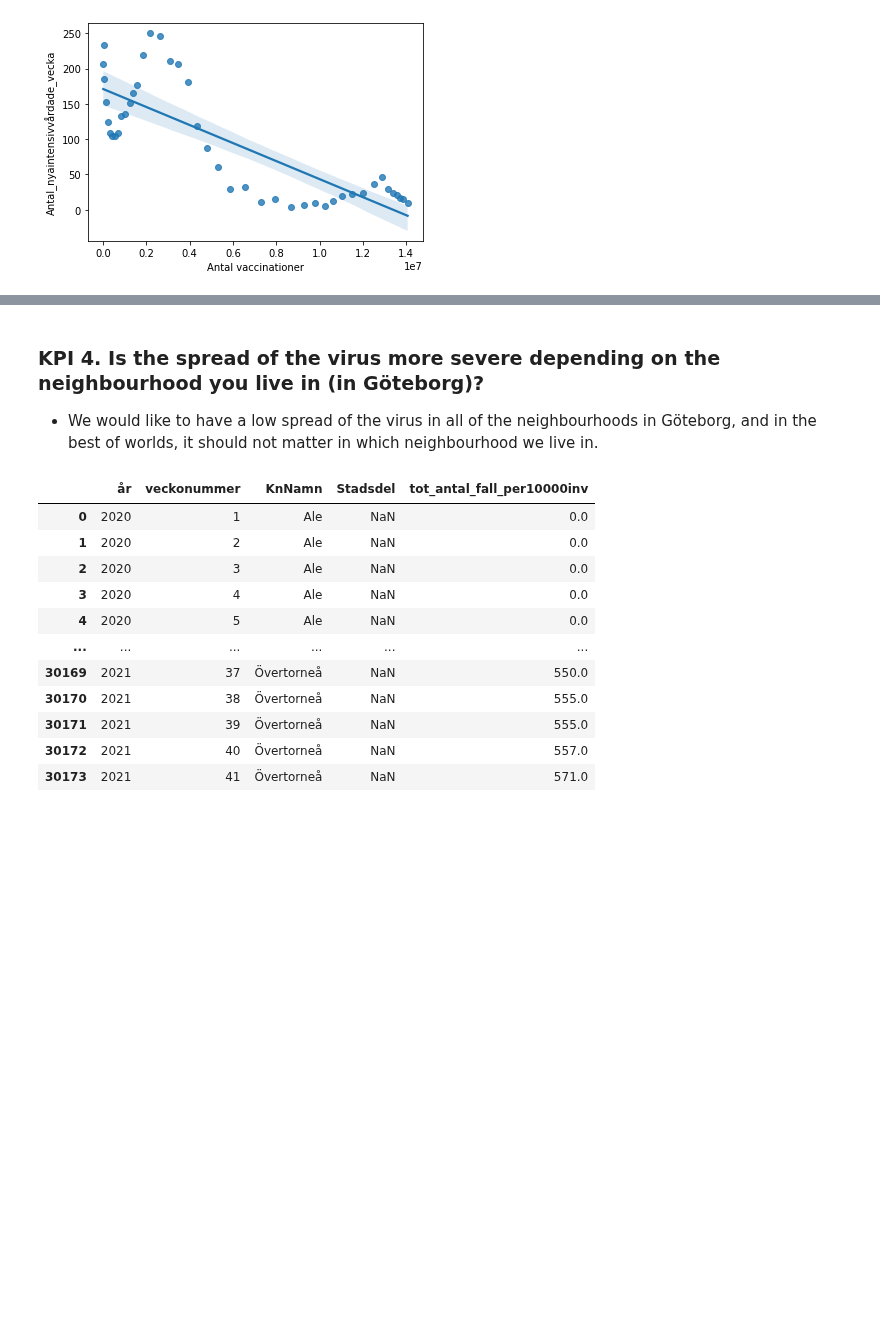
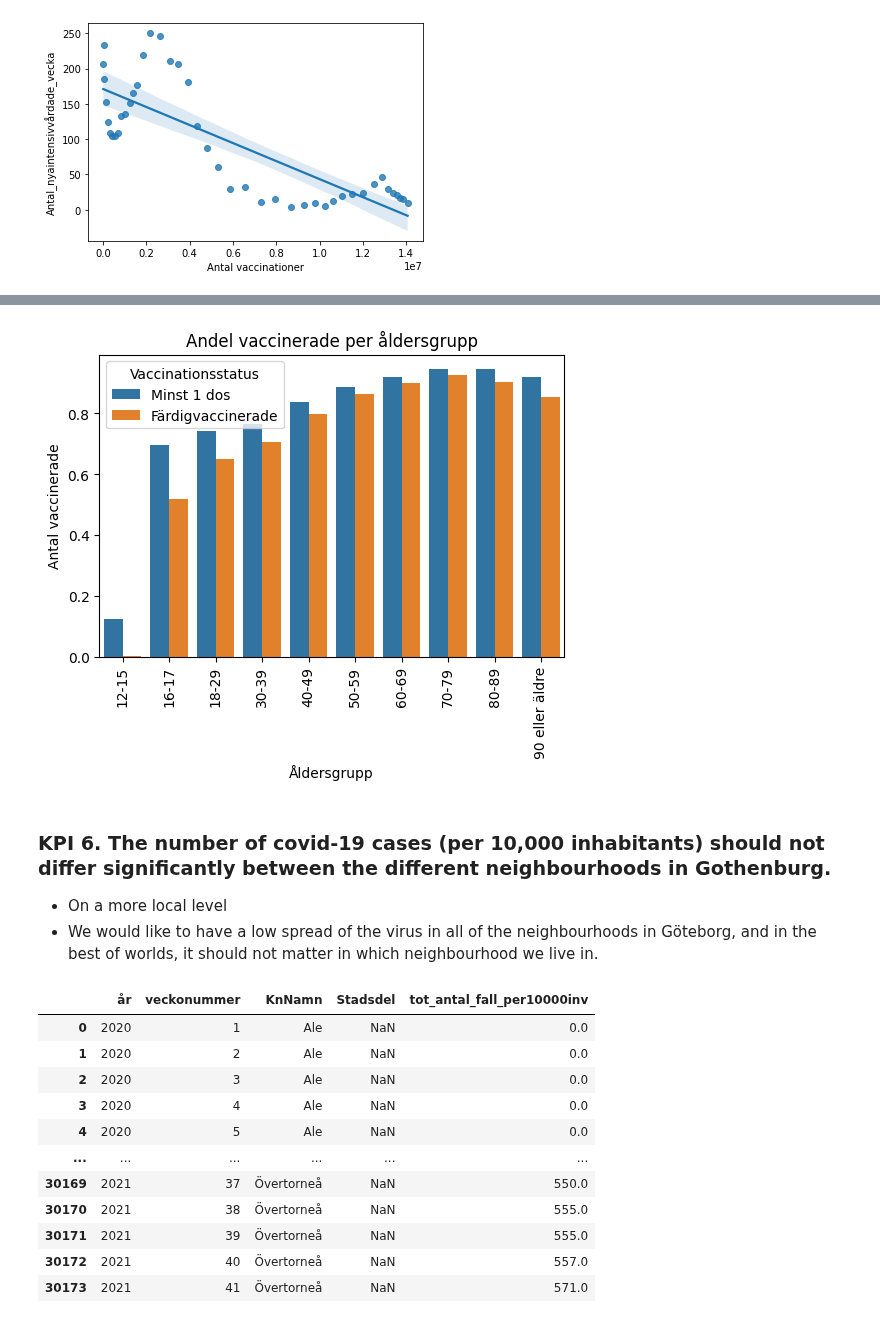
Before and after one commit to Anna-MariaSjolund/Data-Handling-Anna-MariaSjolund, a Jupyter notebook: Labs/Covid-Lab/covid_lab.ipynb, the cells around one changed output, grey strips where cells are left out. Cells and saved outputs as stored; diff of their text form; code cells hidden in the pictures; blank space fills up the shorter version.

```diff
--- a/Labs/Covid-Lab/covid_lab.ipynb
+++ b/Labs/Covid-Lab/covid_lab.ipynb
@@ -411,0 +465,3 @@ This plot shows a similar trend as the plot for the number of cases. This is int
+# %%
+vaccination_age = pd.read_excel("data/Folkhalsomyndigheten_Covid19_Vaccine.xlsx", sheet_name=2, usecols=[0, 1, 3, 4])
+vaccination_age
@@ -411,0 +482,3 @@ This plot shows a similar trend as the plot for the number of cases. This is int
+# %%
+vaccination_age = vaccination_age.loc[(vaccination_age["Region"] == "| Sverige |") & (vaccination_age["Åldersgrupp"] != "Totalt")]
+vaccination_age.head(11)
@@ -412,6 +498,15 @@ This plot shows a similar trend as the plot for the number of cases. This is int
+# %%
+plt.figure(dpi=100)
+plot1 = sns.barplot(data=vaccination_age, x="Åldersgrupp", y="Andel vaccinerade", hue="Vaccinationsstatus")
+_ = plot1.set_xticklabels(plot1.get_xticklabels(), rotation=90)
+plot1.set_ylabel("Antal vaccinerade")
+_ = plot1.set_title("Andel vaccinerade per åldersgrupp")
+# %% [output]
+[figure, added]
 # %% [markdown]
-### KPI 4. Is the spread of the virus more severe depending on the neighbourhood you live in (in Göteborg)?
+### KPI 6. The number of covid-19 cases (per 10,000 inhabitants) should not differ significantly between the different neighbourhoods in Gothenburg.
 
+- On a more local level
 - We would like to have a low spread of the virus in all of the neighbourhoods in Göteborg, and in the best of worlds, it should not matter in which neighbourhood we live in.
 # %%
 number_cases_neighbourhood = pd.read_excel("data/Folkhalsomyndigheten_Covid19.xlsx", sheet_name=7, usecols=[0, 1, 3, 4, 6])
```
Also changed, not shown: parts of 14 cells of this notebook.
